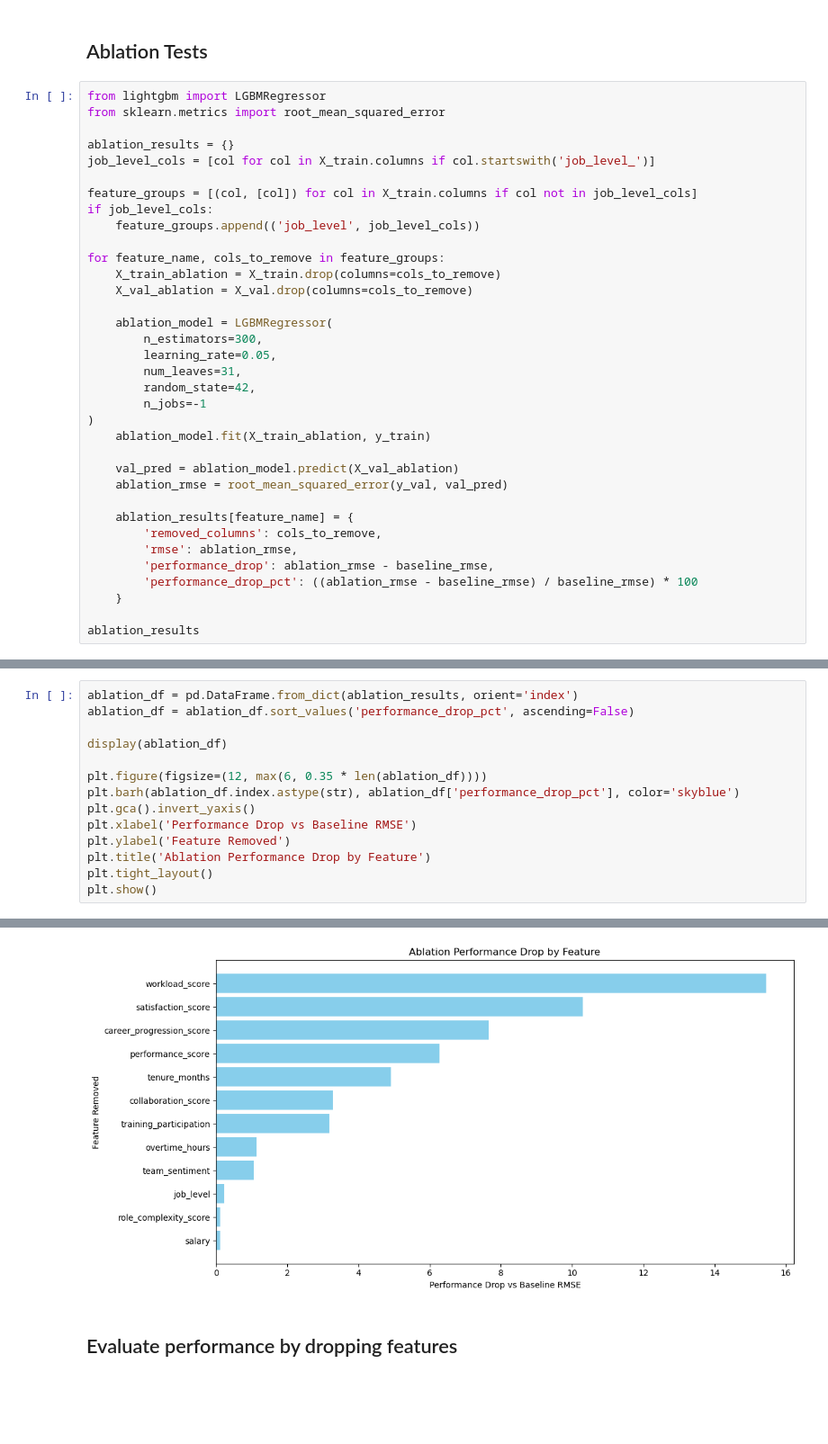
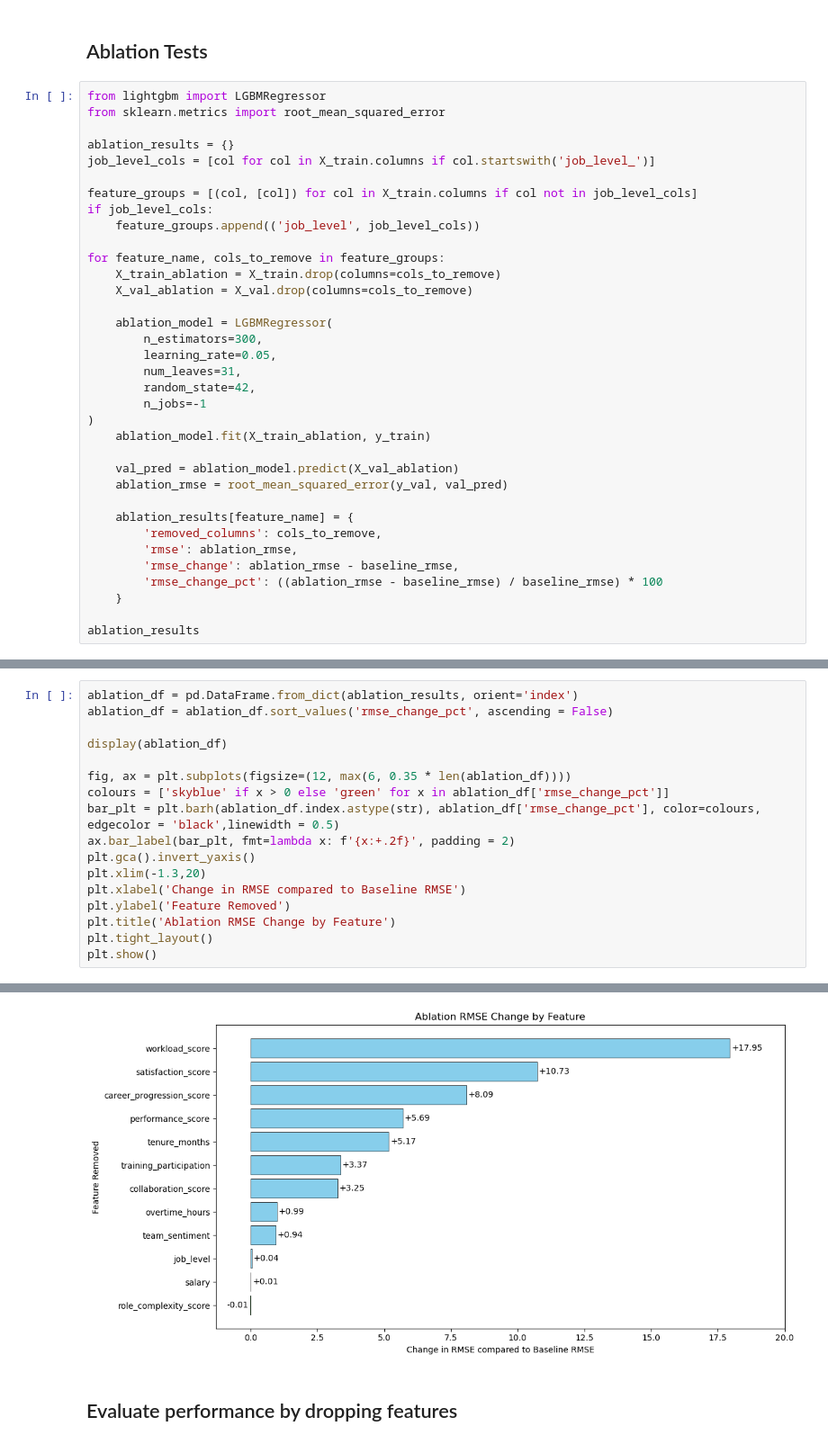
Before and after one commit to MinAungOo64/DSA4262-BurnoutManager, a Jupyter notebook: Model Training.ipynb, the cells around one changed output, grey strips where cells are left out. Shown at 90% size. Saved outputs shown, nothing was run; the diff lists cells and outputs as text; blank space fills up the shorter version.

```diff
--- a/Model Training.ipynb
+++ b/Model Training.ipynb
@@ -308,8 +308,8 @@ for feature_name, cols_to_remove in feature_groups:
     ablation_results[feature_name] = {
         'removed_columns': cols_to_remove,
         'rmse': ablation_rmse,
-        'performance_drop': ablation_rmse - baseline_rmse,
-        'performance_drop_pct': ((ablation_rmse - baseline_rmse) / baseline_rmse) * 100
+        'rmse_change': ablation_rmse - baseline_rmse,
+        'rmse_change_pct': ((ablation_rmse - baseline_rmse) / baseline_rmse) * 100
     }
 
 ablation_results
@@ -351,15 +351,18 @@ You can set `force_col_wise=true` to remove the overhead.
 # %%
 ablation_df = pd.DataFrame.from_dict(ablation_results, orient='index')
-ablation_df = ablation_df.sort_values('performance_drop_pct', ascending=False)
+ablation_df = ablation_df.sort_values('rmse_change_pct', ascending = False)
 
 display(ablation_df)
 
-plt.figure(figsize=(12, max(6, 0.35 * len(ablation_df))))
-plt.barh(ablation_df.index.astype(str), ablation_df['performance_drop_pct'], color='skyblue')
+fig, ax = plt.subplots(figsize=(12, max(6, 0.35 * len(ablation_df))))
+colours = ['skyblue' if x > 0 else 'green' for x in ablation_df['rmse_change_pct']]
+bar_plt = plt.barh(ablation_df.index.astype(str), ablation_df['rmse_change_pct'], color=colours, edgecolor = 'black',linewidth = 0.5)
+ax.bar_label(bar_plt, fmt=lambda x: f'{x:+.2f}', padding = 2)
 plt.gca().invert_yaxis()
-plt.xlabel('Performance Drop vs Baseline RMSE')
+plt.xlim(-1.3,20)
+plt.xlabel('Change in RMSE compared to Baseline RMSE')
 plt.ylabel('Feature Removed')
-plt.title('Ablation Performance Drop by Feature')
+plt.title('Ablation RMSE Change by Feature')
 plt.tight_layout()
 plt.show()
 # %% [output]
@@ -379,4 +382,4 @@ plt.show()
-[figure, old version]
+[figure, new version]
 # %% [markdown]
 ## Evaluate performance by dropping features
 # %%
```
Also changed, not shown: parts of 16 cells of this notebook.
